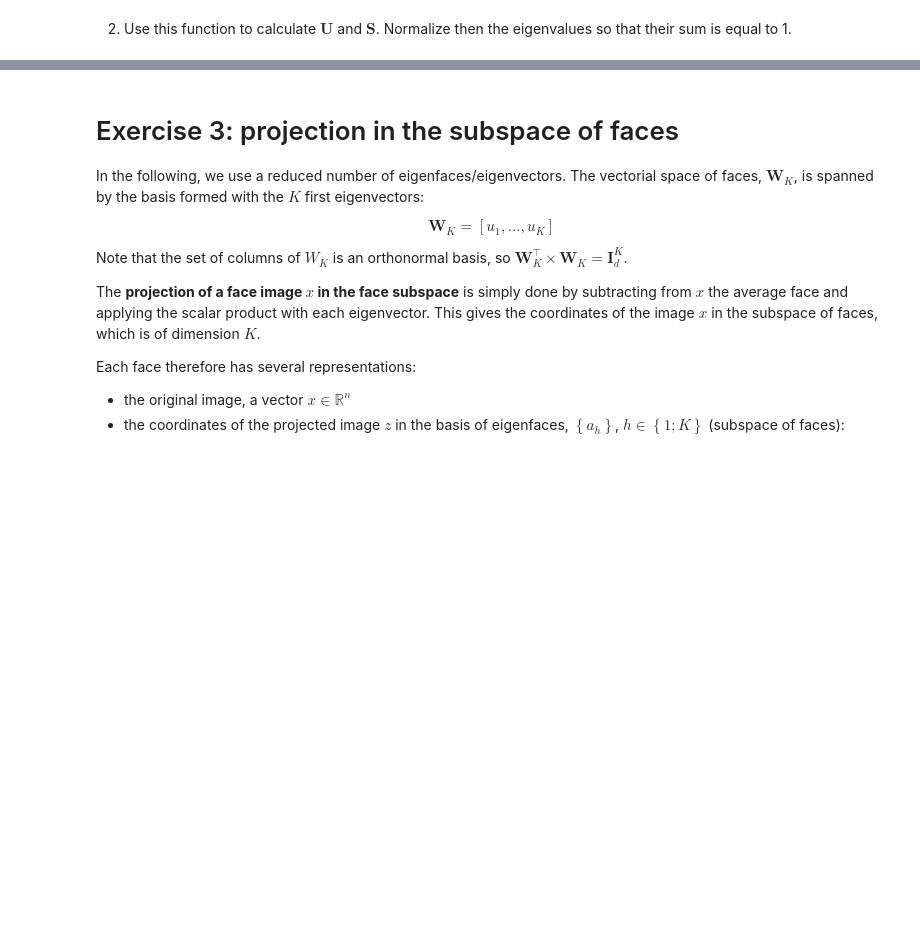
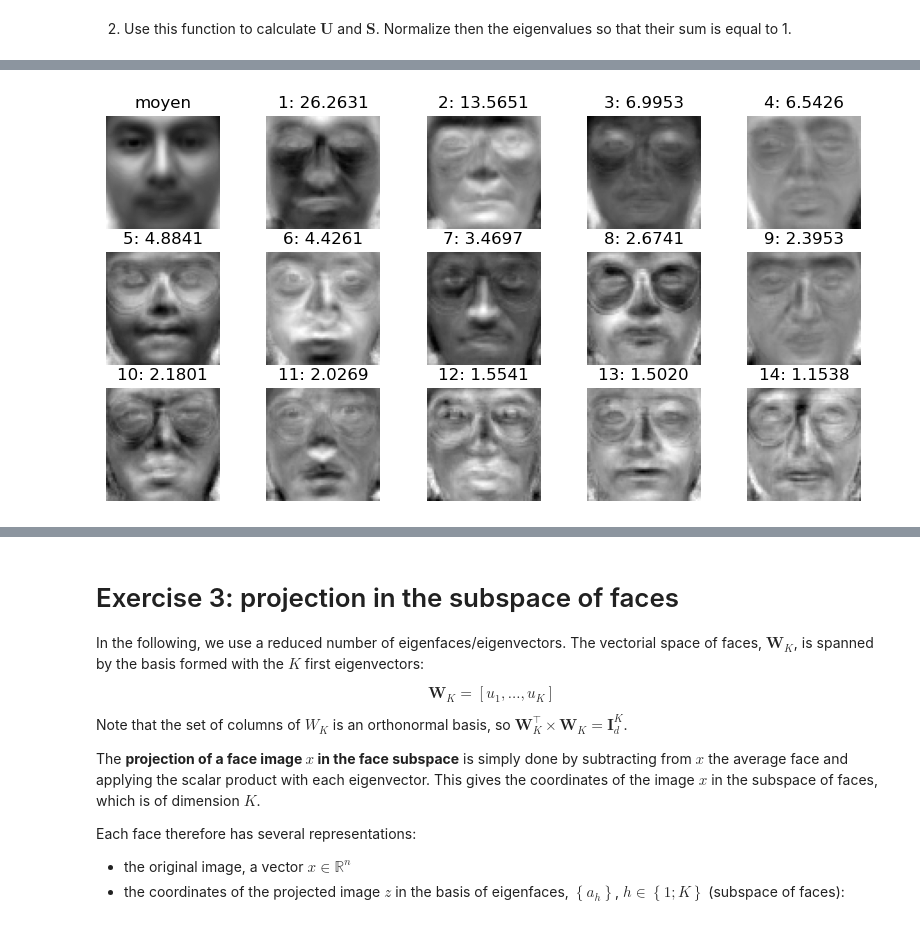
Before and after one commit to ZHANGzhile/BIMA, a Jupyter notebook: TME9-10/TME9-10.ipynb, the cells around one changed output, grey strips where cells are left out. Saved outputs shown, nothing was run; the diff lists cells and outputs as text; code cells hidden in the pictures; blank space fills up the shorter version.

```diff
--- a/TME9-10/TME9-10.ipynb
+++ b/TME9-10/TME9-10.ipynb
@@ -207,6 +243,26 @@ norm_S = (S * S) / np.sum(S * S)
 
 ![Figure_4.png](./figs/Figure_4.png)
 <center>Figure 4: the 15 first eigenfaces</center>
+# %%
+NbPlot = 14
+
+i = 1
+plt.figure(figsize=(10, 5))
+plt.subplot(3, 5, i)
+plt.imshow(deflat(np.array(meanFaces(X_train))), cmap = 'gray')
+plt.title("moyen")
+plt.axis('off')
+i += 1
+
+for idx in range(NbPlot):
+    plt.subplot(3, 5, i)
+    plt.imshow(deflat(U[:,idx]), cmap = 'gray')
+    plt.title(f'{idx+1}: {norm_S[idx]*100:.4f}')
+    plt.axis('off')
+    i += 1
+plt.show()
+# %% [output]
+[figure, added]
 # %% [markdown]
 4. Plot the curve of the cumulative sum of the normalized eigenvalues (see Figure 5 for the expected result), to see how much variation is captured by the first $K$ eigenfaces. How many eigenfaces are needed to obtain a good reconstruction?
 
```
Also changed, not shown: parts of 23 cells of this notebook.
